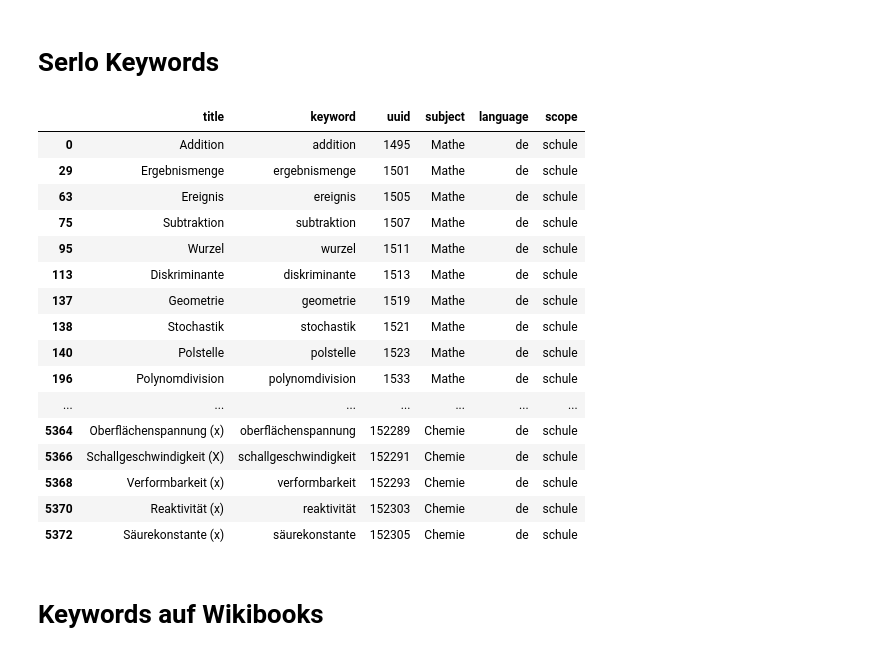
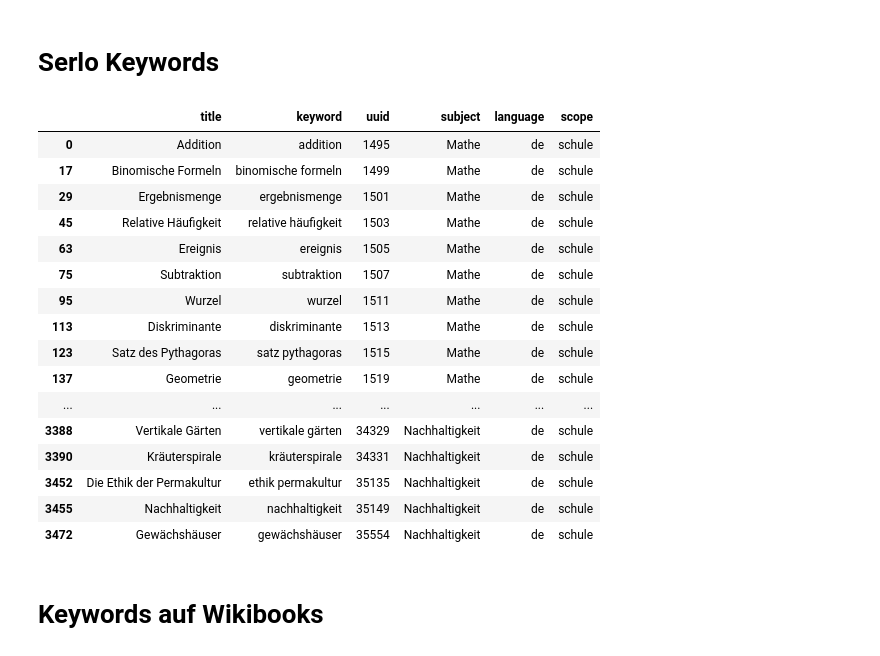
Before and after one commit to kulla/serlo-evaluations, a Jupyter notebook: 2021-02-08 Keywords of Serlo.ipynb, the cells around one changed output. Cells and saved outputs as stored; diff of their text form; code cells hidden in the pictures.

Commit message:
Update keyword algorithm

```diff
--- a/2021-02-08 Keywords of Serlo.ipynb
+++ b/2021-02-08 Keywords of Serlo.ipynb
@@ -1,5 +1,5 @@
-# %% [markdown]
-# Serlo Keywords
+# %% [markdown]
+# Serlo Keywords
 # %%
 import pandas as pd
 import mysql.connector
@@ -127,53 +127,53 @@ def getSerloKeywords():
 
     return [keyword for keyword in keywords if len(keyword) > 0]
 
 def fix_encoding(title):
     return bytes(title, "latin1").decode("utf8")
 
 def normalize(title):
     title = title.replace(" - Lernen mit Serlo!", "").lower()
 
-    words = set([word for word in re.split("\W+", title) if isKeyword(word)])
-    words = list(words)
-    words.sort()
+    words = [word for word in re.split("\W+", title) if isKeyword(word)]
+    #words = list(words)
+    #words.sort()
 
-    if (len(words) > 1):
+    if (len(words) > 2):
         return ""
 
     return " ".join(words)
 
 words = set()
 
 def isKeyword(word):
     if len(word) <= 3 and word not in ["web", "key", "dna", "ggt"]:
         words.add(word)
         return False
-    if word in ["eine", "kurs", "eines", "einer", "oder", "sind", "test"]:
+    if word in ["eine", "kurs", "eines", "einer", "oder", "sind", "test", "wichtigsten"]:
         return False
     return True
 
 pd.set_option('display.max_rows', None)
 
 serlo_keywords = getSerloKeywords()
 display(serlo_keywords)
 # %% [output]
 |  | title | keyword | uuid | subject | language | scope |
 | 0 | Addition | addition | 1495 | Mathe | de | schule |
+| 17 | Binomische Formeln | binomische formeln | 1499 | Mathe | de | schule |
 | 29 | Ergebnismenge | ergebnismenge | 1501 | Mathe | de | schule |
+| 45 | Relative Häufigkeit | relative häufigkeit | 1503 | Mathe | de | schule |
 | 63 | Ereignis | ereignis | 1505 | Mathe | de | schule |
 | 75 | Subtraktion | subtraktion | 1507 | Mathe | de | schule |
 | 95 | Wurzel | wurzel | 1511 | Mathe | de | schule |
 | 113 | Diskriminante | diskriminante | 1513 | Mathe | de | schule |
+| 123 | Satz des Pythagoras | satz pythagoras | 1515 | Mathe | de | schule |
 | 137 | Geometrie | geometrie | 1519 | Mathe | de | schule |
-| 138 | Stochastik | stochastik | 1521 | Mathe | de | schule |
-| 140 | Polstelle | polstelle | 1523 | Mathe | de | schule |
-| 196 | Polynomdivision | polynomdivision | 1533 | Mathe | de | schule |
 | ... | ... | ... | ... | ... | ... | ... |
-| 5364 | Oberflächenspannung (x) | oberflächenspannung | 152289 | Chemie | de | schule |
-| 5366 | Schallgeschwindigkeit (X) | schallgeschwindigkeit | 152291 | Chemie | de | schule |
-| 5368 | Verformbarkeit (x) | verformbarkeit | 152293 | Chemie | de | schule |
-| 5370 | Reaktivität (x) | reaktivität | 152303 | Chemie | de | schule |
-| 5372 | Säurekonstante (x) | säurekonstante | 152305 | Chemie | de | schule |
+| 3388 | Vertikale Gärten | vertikale gärten | 34329 | Nachhaltigkeit | de | schule |
+| 3390 | Kräuterspirale | kräuterspirale | 34331 | Nachhaltigkeit | de | schule |
+| 3452 | Die Ethik der Permakultur | ethik permakultur | 35135 | Nachhaltigkeit | de | schule |
+| 3455 | Nachhaltigkeit | nachhaltigkeit | 35149 | Nachhaltigkeit | de | schule |
+| 3472 | Gewächshäuser | gewächshäuser | 35554 | Nachhaltigkeit | de | schule |
 # %% [markdown]
 # Keywords auf Wikibooks
 # %%
```
Also changed, not shown: parts of 4 cells of this notebook.
